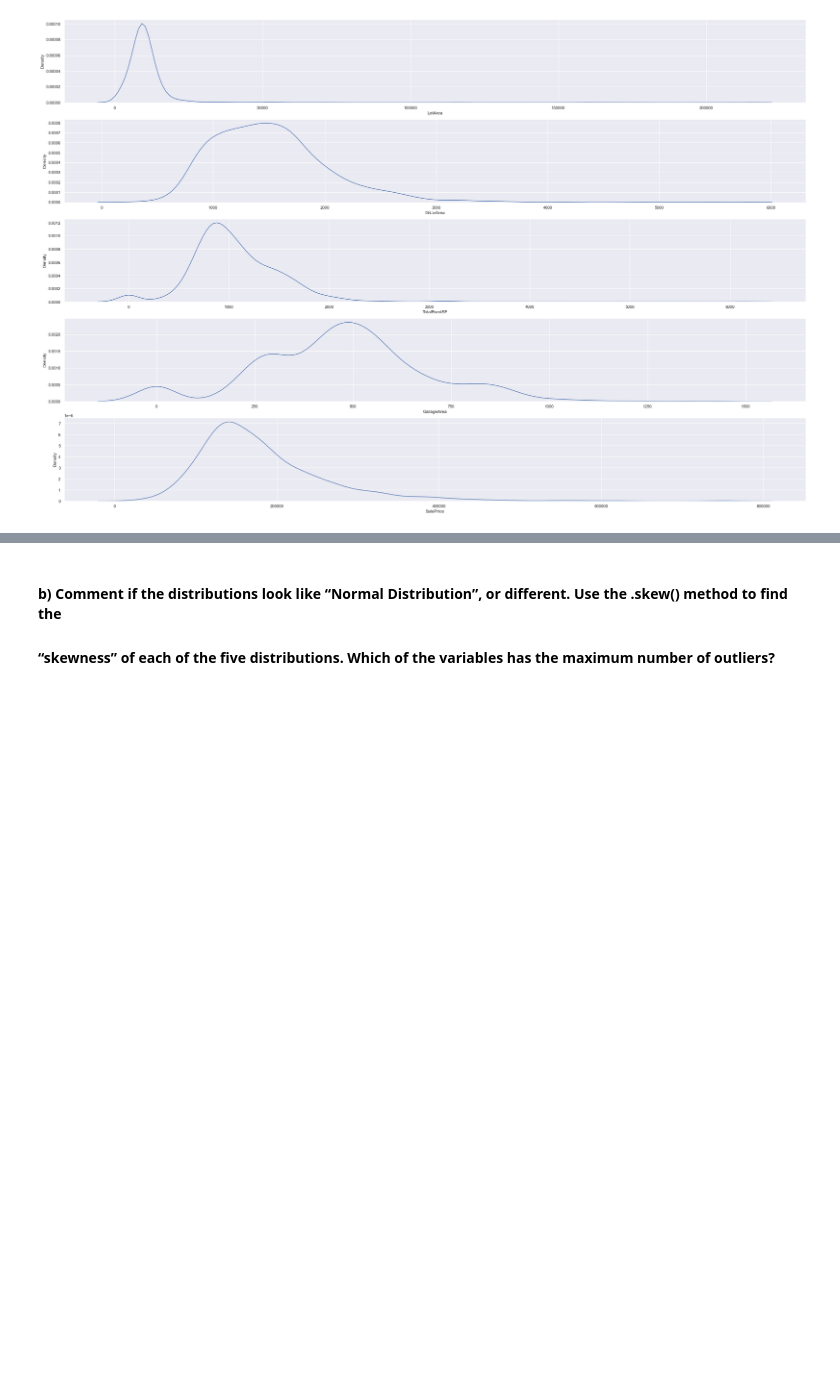
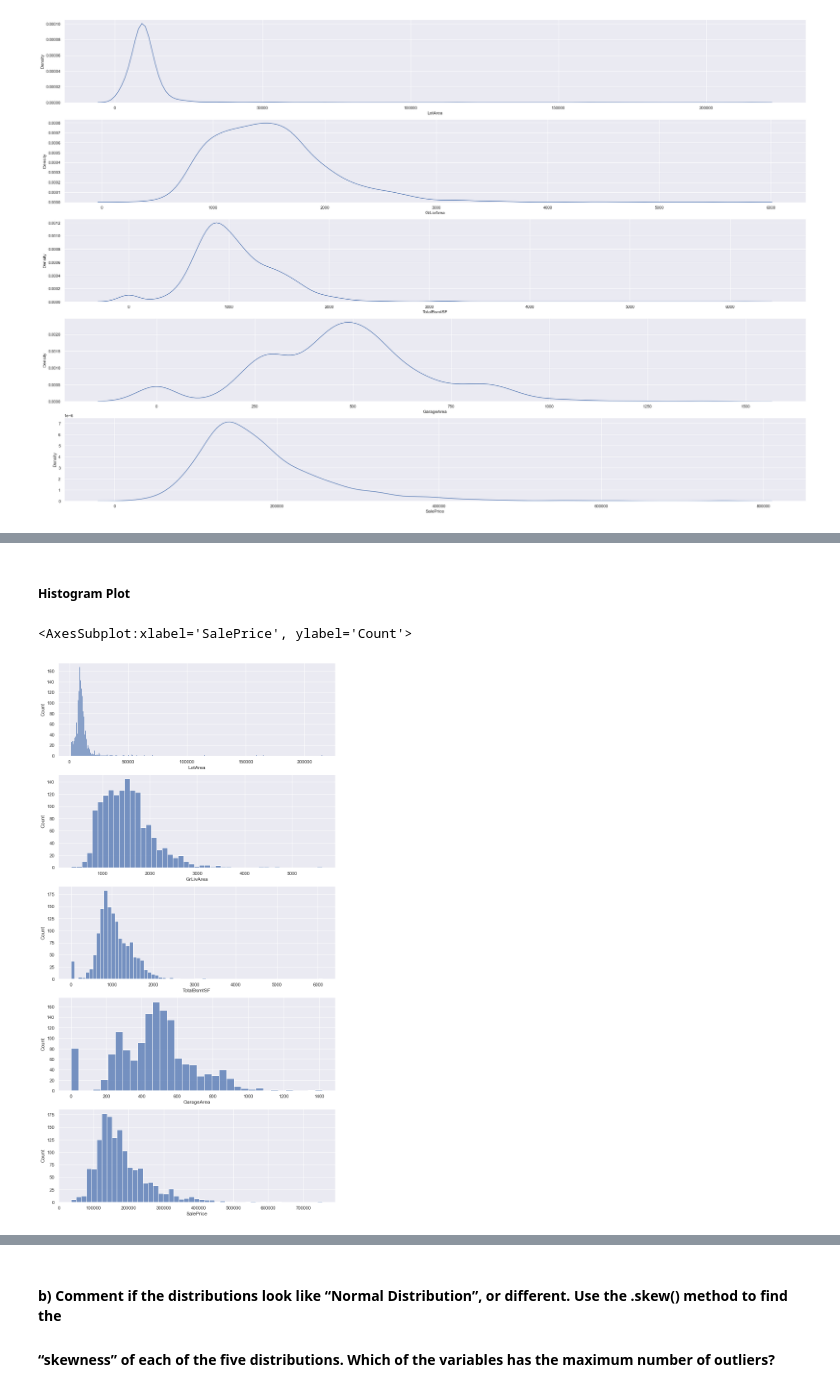
Before and after one commit to Magiccofee/School-Projects, a Jupyter notebook: MA0218/Exercise 3/Exercise3_Solution.ipynb, the cells around one changed output, grey strips where cells are left out. Saved outputs shown, nothing was run; the diff lists cells and outputs as text; code cells hidden in the pictures; blank space fills up the shorter version.

```diff
--- a/MA0218/Exercise 3/Exercise3_Solution.ipynb
+++ b/MA0218/Exercise 3/Exercise3_Solution.ipynb
@@ -90,0 +105,12 @@ sb.kdeplot(data = houseNumData['SalePrice'], ax = axes[4])
+# %% [markdown]
+##### Histogram Plot
+# %%
+f, axes = plt.subplots(5, 1, figsize = (12,24))
+sb.histplot(data = houseNumData['LotArea'], ax = axes[0])
+sb.histplot(data = houseNumData['GrLivArea'], ax = axes[1])
+sb.histplot(data = houseNumData['TotalBsmtSF'], ax = axes[2])
+sb.histplot(data = houseNumData['GarageArea'], ax = axes[3])
+sb.histplot(data = houseNumData['SalePrice'], ax = axes[4])
+# %% [output]
+<AxesSubplot:xlabel='SalePrice', ylabel='Count'>
+[figure, added]
```
Also changed, not shown: parts of 39 cells of this notebook.
